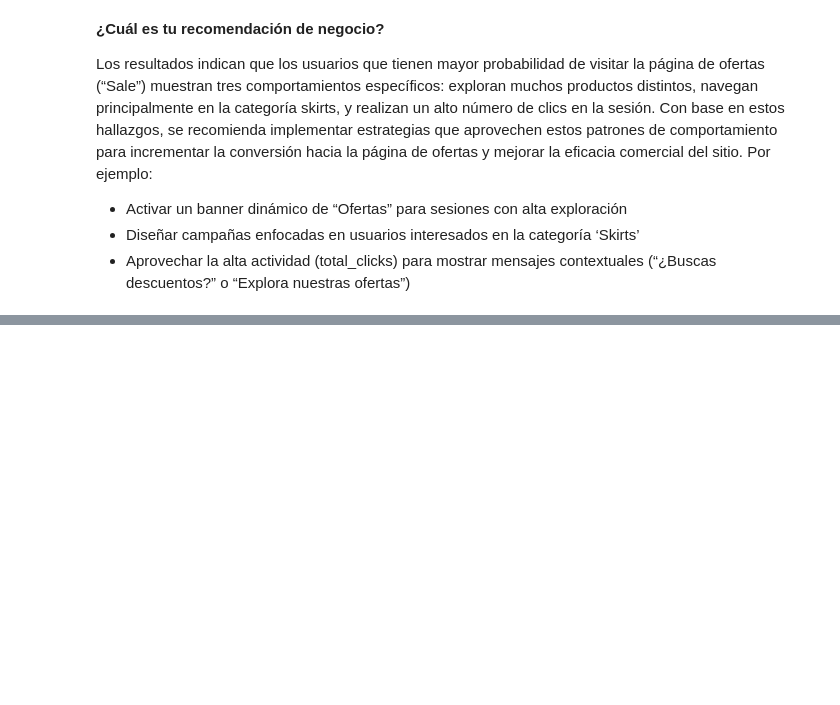
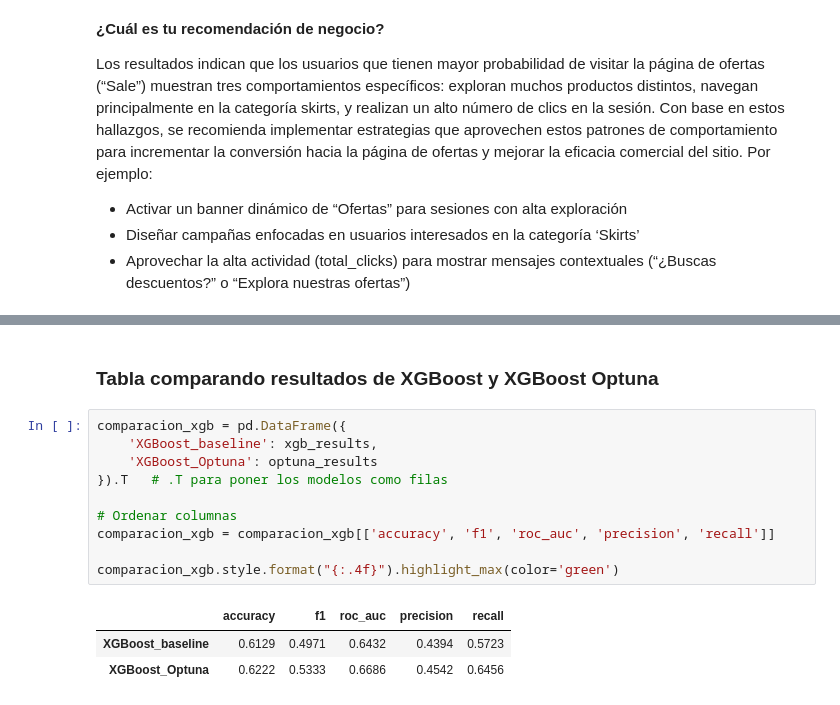
Before and after one commit to Sebasan1709/e_commerce_taller, a Jupyter notebook: ejercicio_e_commerce.ipynb, the cells around one changed output, grey strips where cells are left out. Saved outputs shown, nothing was run; the diff lists cells and outputs as text; blank space fills up the shorter version.

```diff
--- a/ejercicio_e_commerce.ipynb
+++ b/ejercicio_e_commerce.ipynb
@@ -388,0 +538,16 @@ Los resultados indican que los usuarios que tienen mayor probabilidad de visitar
+# %% [markdown]
+### Tabla comparando resultados de XGBoost y XGBoost Optuna
+# %%
+comparacion_xgb = pd.DataFrame({
+    'XGBoost_baseline': xgb_results,
+    'XGBoost_Optuna': optuna_results
+}).T   # .T para poner los modelos como filas
+
+# Ordenar columnas
+comparacion_xgb = comparacion_xgb[['accuracy', 'f1', 'roc_auc', 'precision', 'recall']]
+
+comparacion_xgb.style.format("{:.4f}").highlight_max(color='green')
+# %% [output]
+|  | accuracy | f1 | roc_auc | precision | recall |
+| XGBoost_baseline | 0.6129 | 0.4971 | 0.6432 | 0.4394 | 0.5723 |
+| XGBoost_Optuna | 0.6222 | 0.5333 | 0.6686 | 0.4542 | 0.6456 |
```
Also changed, not shown: parts of 15 cells of this notebook, 2 other files.
